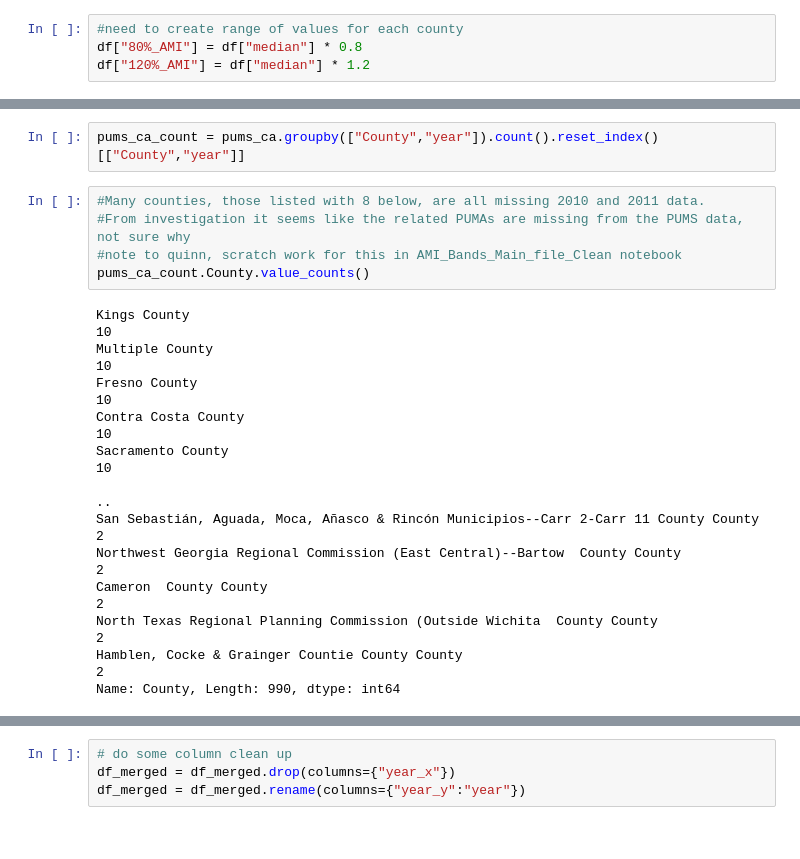
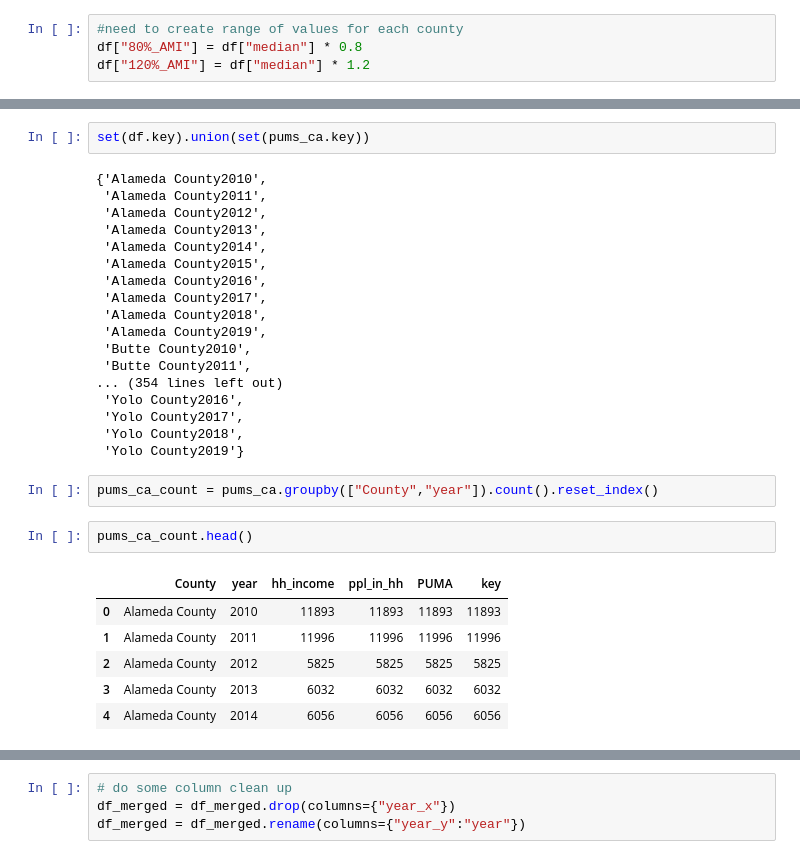
Before and after one commit to qunderriner/AMI_bands, a Jupyter notebook: AMI_Bands_Main_file_Clean-v2_12-7.ipynb, the cells around one changed output, grey strips where cells are left out. Drawn from its saved outputs; the diff is of its cells as text.

```diff
--- a/AMI_Bands_Main_file_Clean-v2_12-7.ipynb
+++ b/AMI_Bands_Main_file_Clean-v2_12-7.ipynb
@@ -321,20 +312,31 @@ df_merged = pums_ca.merge(df,on="key",how="left")
+# %%
+set(df.key).union(set(pums_ca.key))
+# %% [output]
+{'Alameda County2010',
+ 'Alameda County2011',
+ 'Alameda County2012',
+ 'Alameda County2013',
+ 'Alameda County2014',
+ 'Alameda County2015',
+ 'Alameda County2016',
+ 'Alameda County2017',
+ 'Alameda County2018',
+ 'Alameda County2019',
+ 'Butte County2010',
+ 'Butte County2011',
+... (354 lines left out)
+ 'Yolo County2016',
+ 'Yolo County2017',
+ 'Yolo County2018',
+ 'Yolo County2019'}
 # %%
-pums_ca_count = pums_ca.groupby(["County","year"]).count().reset_index()[["County","year"]]
+pums_ca_count = pums_ca.groupby(["County","year"]).count().reset_index()
-# %%
-#Many counties, those listed with 8 below, are all missing 2010 and 2011 data.
-#From investigation it seems like the related PUMAs are missing from the PUMS data, not sure why
-#note to quinn, scratch work for this in AMI_Bands_Main_file_Clean notebook
-pums_ca_count.County.value_counts()
-# %% [output]
-Kings County                                                                             10
-Multiple County                                                                          10
-Fresno County                                                                            10
-Contra Costa County                                                                      10
-Sacramento County                                                                        10
-                                                                                         ..
-San Sebastián, Aguada, Moca, Añasco & Rincón Municipios--Carr 2-Carr 11 County County     2
-Northwest Georgia Regional Commission (East Central)--Bartow  County County               2
-Cameron  County County                                                                    2
-North Texas Regional Planning Commission (Outside Wichita  County County                  2
-Hamblen, Cocke & Grainger Countie County County                                           2
-Name: County, Length: 990, dtype: int64
+# %%
+pums_ca_count.head()
+# %% [output]
+|  | County | year | hh_income | ppl_in_hh | PUMA | key |
+| 0 | Alameda County | 2010 | 11893 | 11893 | 11893 | 11893 |
+| 1 | Alameda County | 2011 | 11996 | 11996 | 11996 | 11996 |
+| 2 | Alameda County | 2012 | 5825 | 5825 | 5825 | 5825 |
+| 3 | Alameda County | 2013 | 6032 | 6032 | 6032 | 6032 |
+| 4 | Alameda County | 2014 | 6056 | 6056 | 6056 | 6056 |
```
Also changed, not shown: parts of 20 cells of this notebook.
